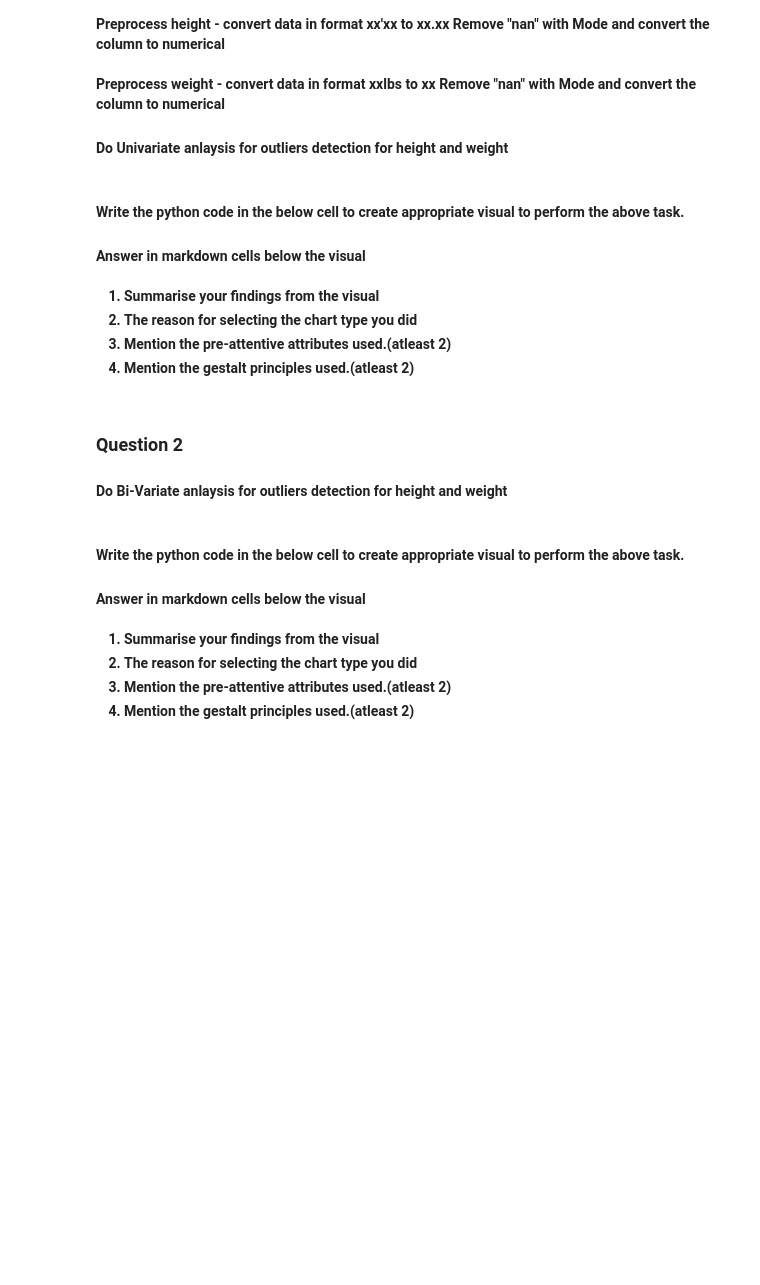
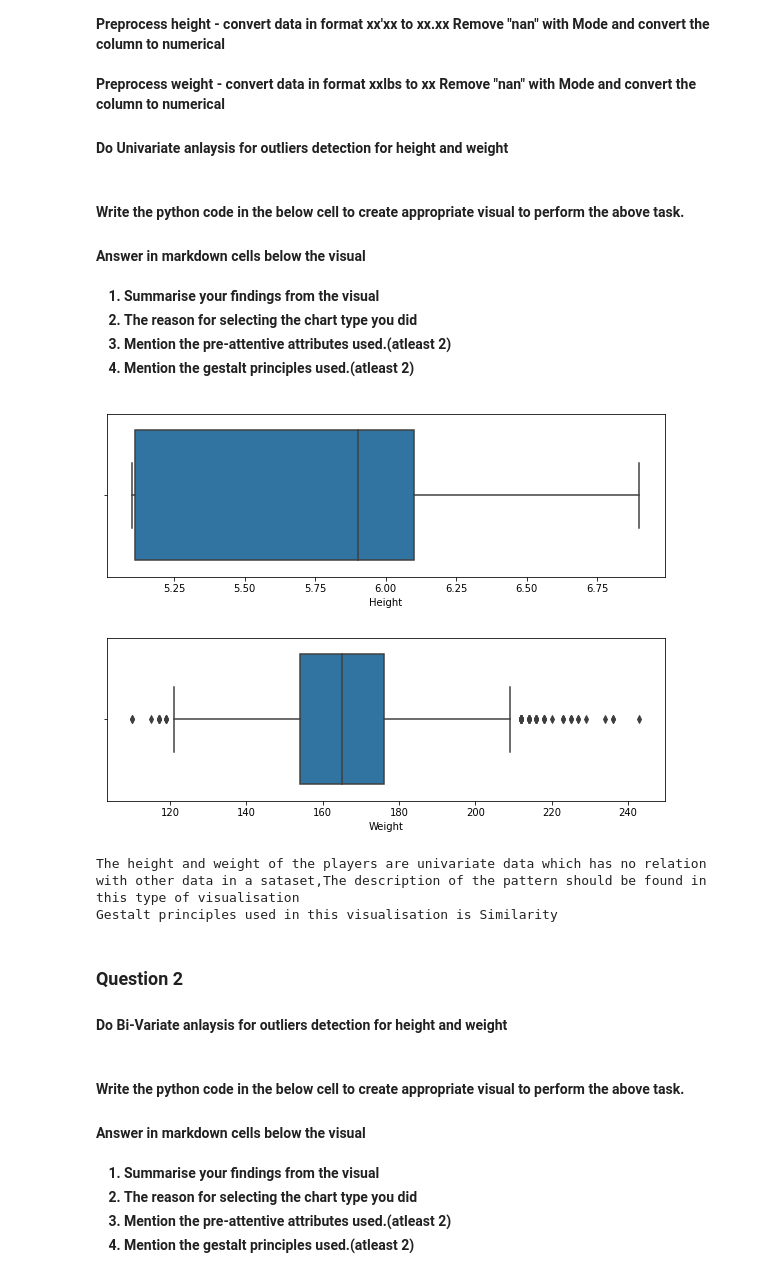
Before and after one commit to dineshbits/goodae_kaggle, a Jupyter notebook: Assignment_1.ipynb, the cells around one changed output. Saved outputs shown, nothing was run; the diff lists cells and outputs as text; code cells hidden in the pictures; blank space fills up the shorter version.

```diff
--- a/Assignment_1.ipynb
+++ b/Assignment_1.ipynb
@@ -44,3 +46,7 @@ df.describe()
 | max | 18206.000000 | 246620.000000 | 45.000000 | 94.000000 | 95.000000 | 2346.000000 | 5.000000 | 5.000000 | ... |
 # %% [markdown]
 <h4>Find out  what type of variable you are dealing with. This will help you find the right visualization method for that variable.</p>
+# %%
+df = df[['Name', 'Weight', 'Height', 'Age', 'Overall', 'Potential', 'International Reputation', 'Position', 'Value', 'Vision']]
+df.head()
+df.tail()
@@ -64,6 +77,41 @@ df.describe()
     <li>Mention the pre-attentive attributes used.(atleast 2)</li>
     <li>Mention the gestalt principles used.(atleast 2)</li>
 </ol>
+# %%
+#Filling mean for missing values
+df.fillna(df.mean())
+#height
+#Converting data format
+df["Height"] = df["Height"].replace("'",".",regex=True)
+#Replacing NaN with mode
+df["Height"].fillna((df["Height"].mode()),inplace=True)
+#Converting to numerical
+df["Height"] = df["Height"].astype('float64')
+
+#weight
+#Converting data format
+df['Weight'] = df['Weight'].replace("lbs","",regex=True)
+#Replacing NaN with mode
+df["Weight"].fillna((df["Weight"].mode()),inplace=True)
+#Converting to numerical
+df["Weight"] = df["Weight"].astype('float64')
+
+#Create boxplots for univariant analysis
+plt.figure(figsize=(10, 3))
+sns.boxplot(x = df["Height"])
+plt.show()
+
+plt.figure(figsize=(10, 3))
+sns.boxplot(x = df["Weight"])
+plt.show()
+
+print('The height and weight of the players are univariate data which has no relation with other data in a sataset,The description of the pattern should be found in this type of visualisation')
+print('Gestalt principles used in this visualisation is Similarity')
+# %% [output]
+[figure, added]
+[figure, added]
+The height and weight of the players are univariate data which has no relation with other data in a sataset,The description of the pattern should be found in this type of visualisation
+Gestalt principles used in this visualisation is Similarity
 # %% [markdown]
 ### Question 2
 <h4>Do Bi-Variate anlaysis for outliers detection for height and weight
```
Also changed, not shown: parts of 7 cells of this notebook.
